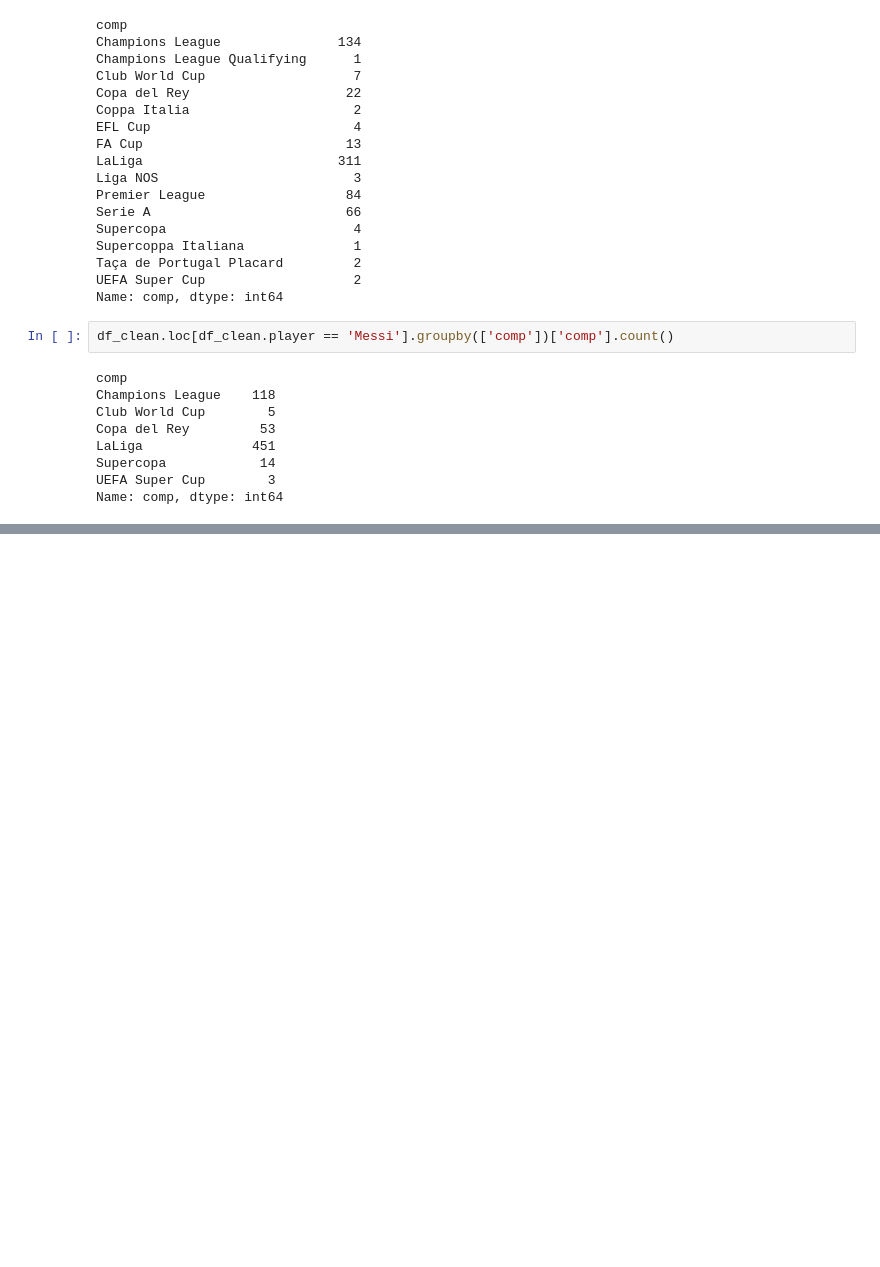
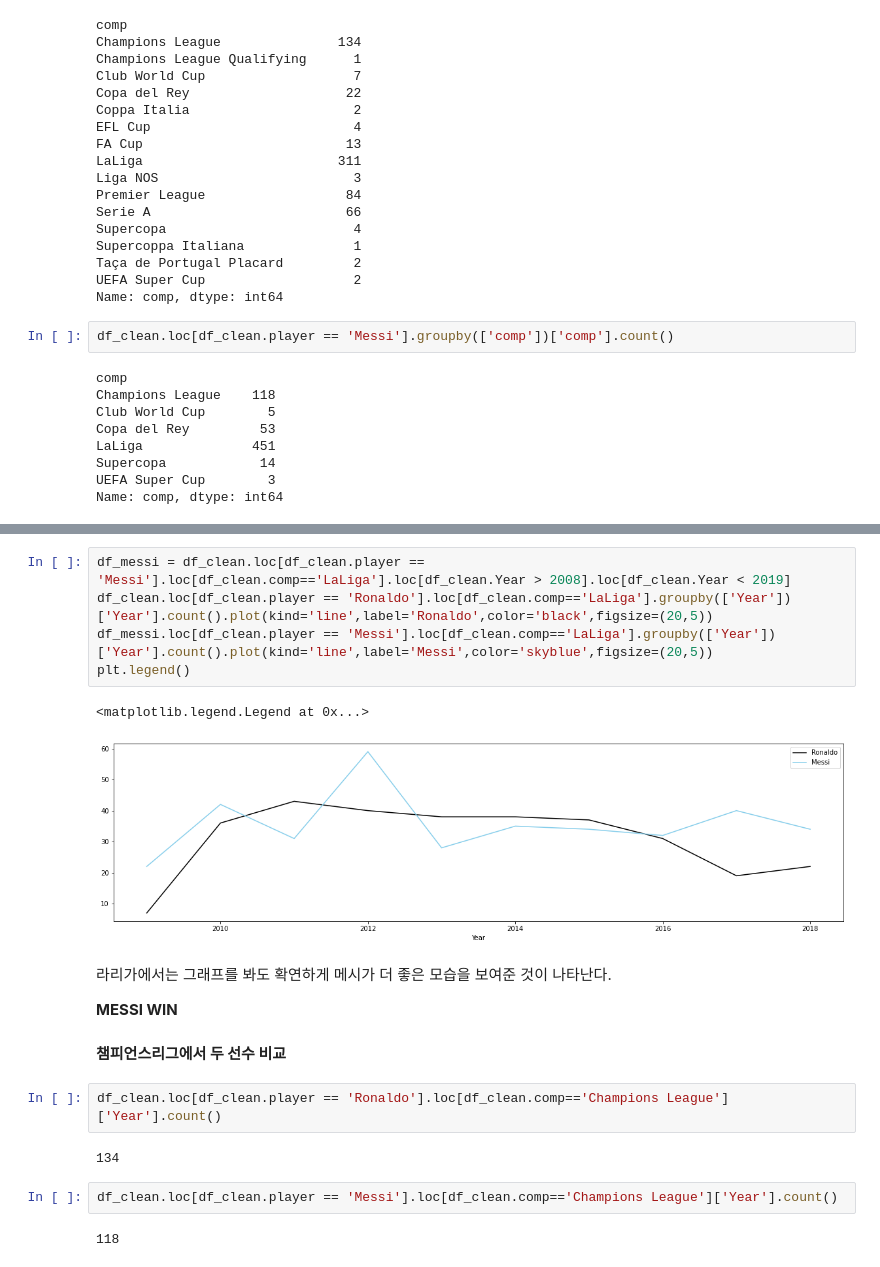
Before and after one commit to dltmdals874/d, a Jupyter notebook: project.ipynb, the cells around one changed output, grey strips where cells are left out. Saved outputs shown, nothing was run; the diff lists cells and outputs as text; blank space fills up the shorter version.

```diff
--- a/project.ipynb
+++ b/project.ipynb
@@ -331,0 +398,22 @@ Name: comp, dtype: int64
+# %%
+df_messi = df_clean.loc[df_clean.player == 'Messi'].loc[df_clean.comp=='LaLiga'].loc[df_clean.Year > 2008].loc[df_clean.Year < 2019]
+df_clean.loc[df_clean.player == 'Ronaldo'].loc[df_clean.comp=='LaLiga'].groupby(['Year'])['Year'].count().plot(kind='line',label='Ronaldo',color='black',figsize=(20,5))
+df_messi.loc[df_clean.player == 'Messi'].loc[df_clean.comp=='LaLiga'].groupby(['Year'])['Year'].count().plot(kind='line',label='Messi',color='skyblue',figsize=(20,5))
+plt.legend()
+# %% [output]
+<matplotlib.legend.Legend at 0x...>
+[figure, added]
+# %% [markdown]
+라리가에서는 그래프를 봐도 확연하게 메시가 더 좋은 모습을 보여준 것이 나타난다.
+
+**MESSI WIN**
+# %% [markdown]
+**챔피언스리그에서 두 선수 비교**
+# %%
+df_clean.loc[df_clean.player == 'Ronaldo'].loc[df_clean.comp=='Champions League']['Year'].count()
+# %% [output]
+134
+# %%
+df_clean.loc[df_clean.player == 'Messi'].loc[df_clean.comp=='Champions League']['Year'].count()
+# %% [output]
+118
```
Also changed, not shown: parts of 59 cells of this notebook.
